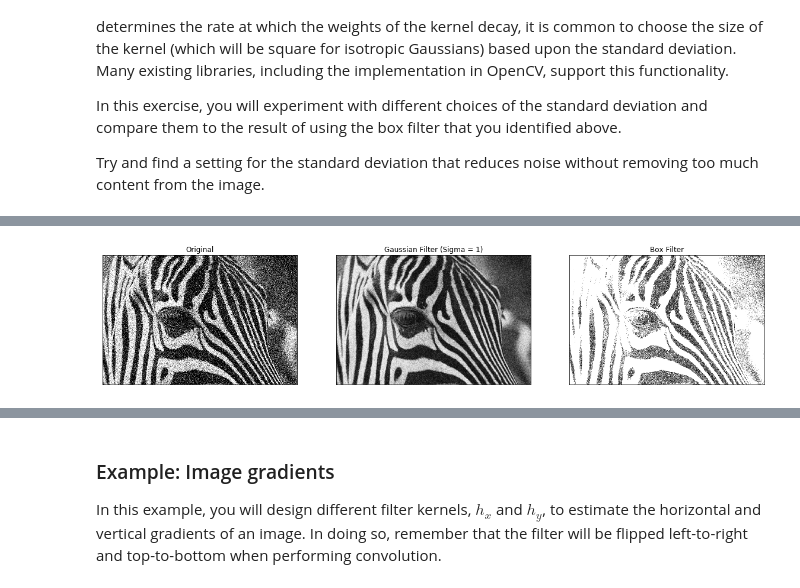
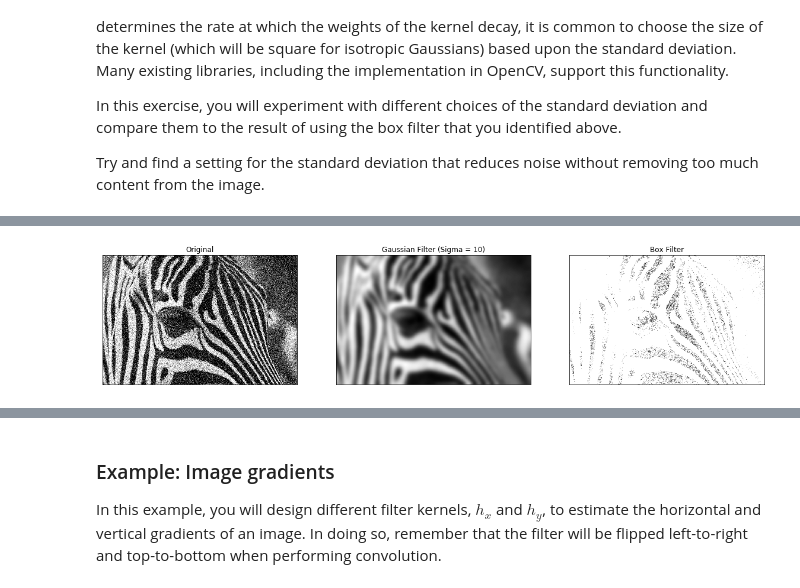
Before and after one commit to duckietown/duckietown-lx, a Jupyter notebook: visual_lane_servoing/solution/04-Image-Filtering/image_filtering.ipynb, the cells around one changed output, grey strips where cells are left out. Saved outputs shown, nothing was run; the diff lists cells and outputs as text; code cells hidden in the pictures.

```diff
--- a/visual_lane_servoing/solution/04-Image-Filtering/image_filtering.ipynb
+++ b/visual_lane_servoing/solution/04-Image-Filtering/image_filtering.ipynb
@@ -66,8 +70,7 @@ Populating the interactive namespace from numpy and matplotlib
 # %%
-# TODO: Create a 3x3 box filter and compare the result of convolving the noisy image above with larger box filters.
-#       Can you find the filter width above which too much detail is lost?
-width = 3
-hbox = np.random.rand(width,width) # CHANGE ME
+
+width = 4    # TODO CHANGE ME
+hbox = np.random.rand(width,width)
 
 # load the image
 img = cv2.imread('../images/image_filtering/zebra-noisy.jpg', 0)
@@ -115,23 +122,21 @@ Try and find a setting for the standard deviation that reduces noise without rem
 # %%
-# TODO: Experiment with different settings for the standard deviation of the Gaussian and compare the results to a box filter.
-#.      Identify a setting for the standard deviation that removes noise while not eliminating too much valid content.
-sigma = 1
+sigma = 10    # TODO CHANGE ME
 
 # Smooth the image using a Gaussian kernel
 img_gaussian_filter = cv2.GaussianBlur(img,(0,0), sigma)
 
 # Visualize the filtered image alongside the original image.
 fig = plt.figure(figsize = (20,20))
 ax1 = fig.add_subplot(1,3,1)
 ax1.imshow(img,cmap = 'gray')
 ax1.set_title('Original'), ax1.set_xticks([]), ax1.set_yticks([])
 ax2 = fig.add_subplot(1,3,2)
 ax2.imshow(img_gaussian_filter,cmap = 'gray')
 ax2.set_title('Gaussian Filter (Sigma = ' + str(sigma) +')'), ax2.set_xticks([]), ax2.set_yticks([]);
 ax3 = fig.add_subplot(1,3,3)
 ax3.imshow(img_box_filter,cmap = 'gray')
 ax3.set_title('Box Filter'), ax3.set_xticks([]), ax3.set_yticks([]);
 # %% [output]
-[figure, old version]
+[figure, new version]
 # %% [markdown]
 ## Enhancing Edges
```
Also changed, not shown: parts of 7 cells of this notebook, 8 other files.
